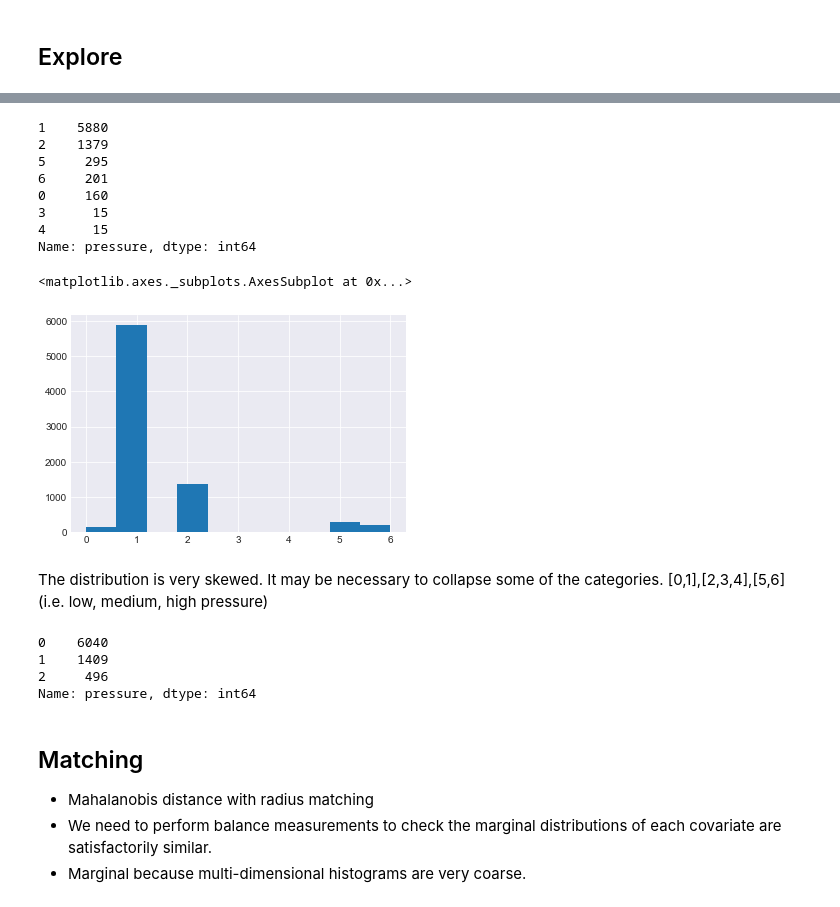
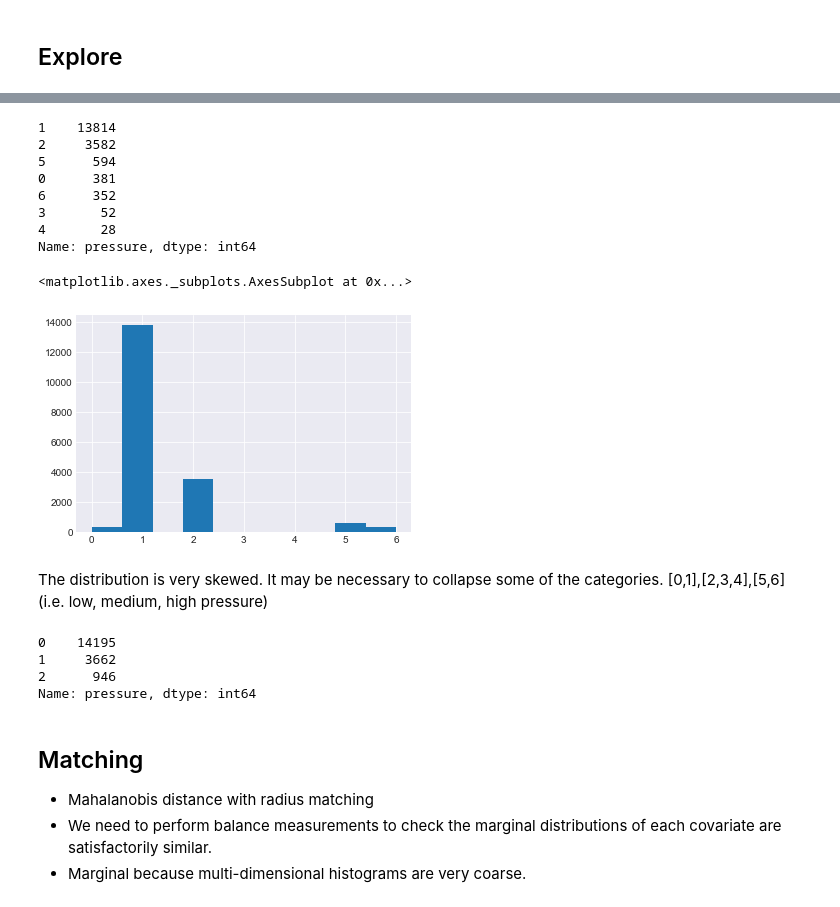
Before and after one commit to lewisbails/nfl-project, a Jupyter notebook: notebooks/pressure.ipynb, the cells around one changed output, grey strips where cells are left out. Cells and saved outputs as stored; diff of their text form; code cells hidden in the pictures.

Commit message:
field_goals studies as one notebook. But pressure still on its own.

```diff
--- a/notebooks/pressure.ipynb
+++ b/notebooks/pressure.ipynb
@@ -28,5 +28,8 @@ The autoreload extension is already loaded. To reload it, use:
 cnx = mysql.connector.connect(user='root', password='mOntie20!mysql', host='127.0.0.1', database='nfl')
 df = get_data(cnx, 'g.seas<=2019', xp=False, base='raw_6_cat')
 df = clean(df, dropna=False)
+df['temperature'] = ((df['temperature']-32)*5/9).astype(int) # to celcius
+df = df.drop(['fkicker', 'home_team', 'stadium', 'team', 'XP', 'humid'], axis=1)
+df.dropna(inplace=True)
 df
 # %% [output]
@@ -47,5 +50,7 @@ df
 # %% [markdown]
 ## Explore
+# %%
+on = 'pressure'
 # %%
 df_ = df.copy()
 df_['dist_bin'] = 3*round(df_['dist']/3)
@@ -56,4 +60,0 @@ sns.lineplot(x='dist_bin', y='good', hue='pressure', data=df_)
-# %%
-df = df[df['dist']>=40].drop(['fkicker', 'home_team', 'stadium', 'team', 'XP', 'humid'], axis=1)
-df.dropna(inplace=True)
-df
@@ -75,26 +61,26 @@ df
 # %%
-print(df['pressure'].value_counts())
-df['pressure'].hist()
+print(df[on].value_counts())
+df[on].hist()
 # %% [output]
-1    5880
-2    1379
-5     295
-6     201
-0     160
-3      15
-4      15
+1    13814
+2     3582
+5      594
+0      381
+6      352
+3       52
+4       28
 Name: pressure, dtype: int64
 <matplotlib.axes._subplots.AxesSubplot at 0x...>
-[figure, old version]
+[figure, new version]
 # %% [markdown]
 The distribution is very skewed. It may be necessary to collapse some of the categories. \[0,1\],\[2,3,4\],\[5,6\] (i.e. low, medium, high pressure)
 # %%
-df['pressure'] = df['pressure'].map({0:0, 1:0, 2:1, 3:1, 4:1, 5:2, 6:2})
-print(df['pressure'].value_counts())
+df[on] = df[on].map({0:0, 1:0, 2:1, 3:1, 4:1, 5:2, 6:2})
+print(df[on].value_counts())
 # %% [output]
-0    6040
-1    1409
-2     496
+0    14195
+1     3662
+2      946
 Name: pressure, dtype: int64
 # %% [markdown]
 ## Matching
```
Also changed, not shown: parts of 15 cells of this notebook, 5 other files.
